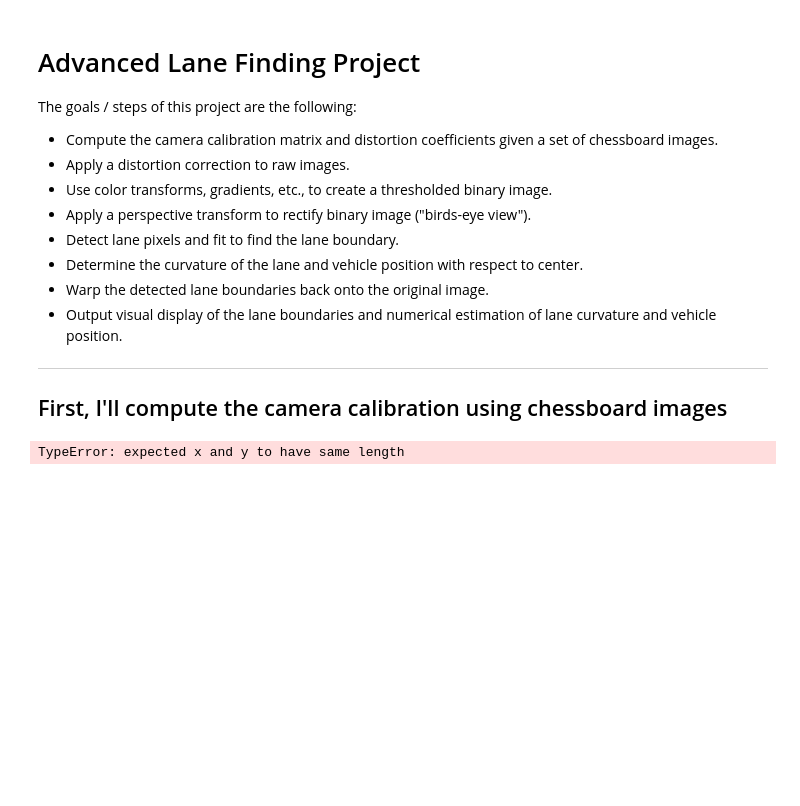
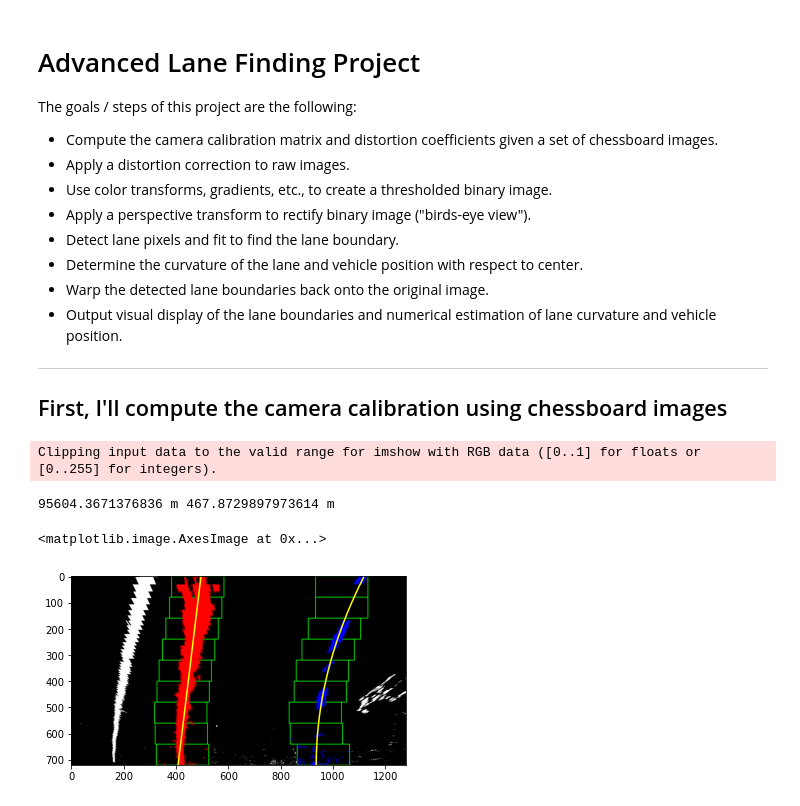
Before and after one commit to CK-Liu/P2-Advanced-LaneLines, a Jupyter notebook: P2.ipynb, the cells around one changed output. Saved outputs shown, nothing was run; the diff lists cells and outputs as text; code cells hidden in the pictures; blank space fills up the shorter version.

Commit message:
Warp, unwarp, measure curvature

```diff
--- a/P2.ipynb
+++ b/P2.ipynb
@@ -184,49 +184,48 @@ def fit_polynomial(binary_warped):
     left_fit = np.polyfit(lefty, leftx, 2)
     right_fit = np.polyfit(righty, rightx, 2)
 
-
-
     # Generate x and y values for plotting
     ploty = np.linspace(0, binary_warped.shape[0]-1, binary_warped.shape[0] )
 
-    left_fit_cr = np.polyfit(lefty*ym_per_pix, leftx*xm_per_pix, 2) #CK
-    right_fit_cr = np.polyfit(lefty*ym_per_pix, rightx*xm_per_pix, 2) #CK
+    left_fit_cr = np.polyfit(lefty*ym_per_pix, leftx*xm_per_pix, 2)
+    right_fit_cr = np.polyfit(righty*ym_per_pix, rightx*xm_per_pix, 2)
 
-    # Define y-value where we want radius of curvature
+     # Define y-value where we want radius of curvature
     # We'll choose the maximum y-value, corresponding to the bottom of the image
-  #  y_eval = np.max(ploty)
-    y_eval = np.max(lefty*ym_per_pix)
+    y_eval = np.max(ploty)
 
     # Calculation of R_curve (radius of curvature)
     left_curverad = ((1 + (2*left_fit_cr[0]*y_eval*ym_per_pix + left_fit_cr[1])**2)**1.5) / np.absolute(2*left_fit_cr[0])
     right_curverad = ((1 + (2*right_fit_cr[0]*y_eval*ym_per_pix + right_fit_cr[1])**2)**1.5) / np.absolute(2*right_fit_cr[0])
+    print(left_curverad, 'm', right_curverad, 'm')
 
     try:
         left_fitx = left_fit[0]*ploty**2 + left_fit[1]*ploty + left_fit[2]
         right_fitx = right_fit[0]*ploty**2 + right_fit[1]*ploty + right_fit[2]
     except TypeError:
         # Avoids an error if `left` and `right_fit` are still none or incorrect
         print('The function failed to fit a line!')
         left_fitx = 1*ploty**2 + 1*ploty
         right_fitx = 1*ploty**2 + 1*ploty
 
     ## Visualization ##
     # Colors in the left and right lane regions
     out_img[lefty, leftx] = [255, 0, 0]
     out_img[righty, rightx] = [0, 0, 255]
 
     # Plots the left and right polynomials on the lane lines
     plt.plot(left_fitx, ploty, color='yellow')
     plt.plot(right_fitx, ploty, color='yellow')
 
-    print(left_curverad, 'm', right_curverad, 'm') #CK
-
     return out_img
 
 
 out_img = fit_polynomial(binary_warped)
 
 plt.imshow(out_img)
 #plt.imshow(out_img.astype('uint8'))
 # %% [output]
-TypeError: expected x and y to have same length
+Clipping input data to the valid range for imshow with RGB data ([0..1] for floats or [0..255] for integers).
+95604.3671376836 m 467.8729897973614 m
+<matplotlib.image.AxesImage at 0x...>
+[figure, added]
```
Also changed, not shown: parts of 5 cells of this notebook, 1 other file.
